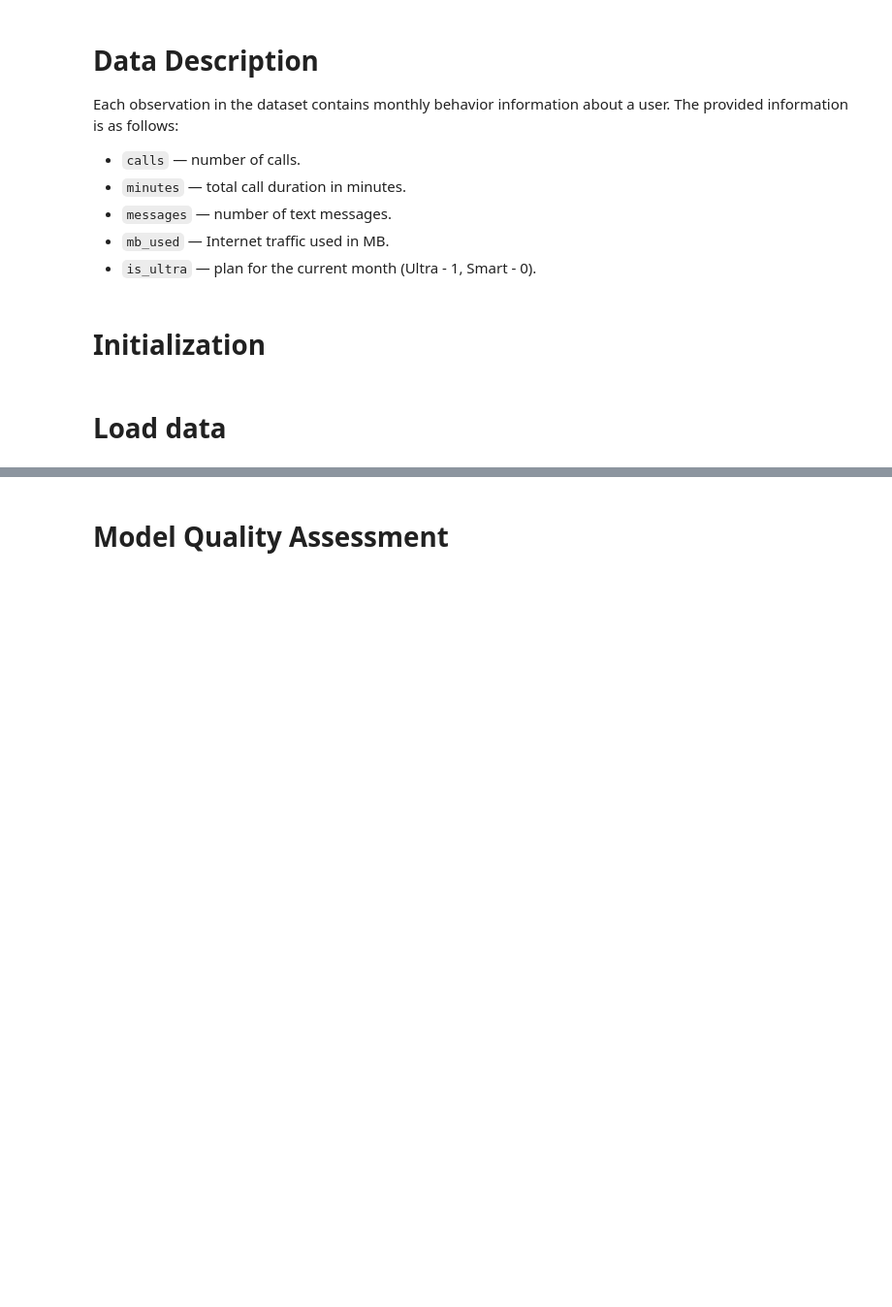
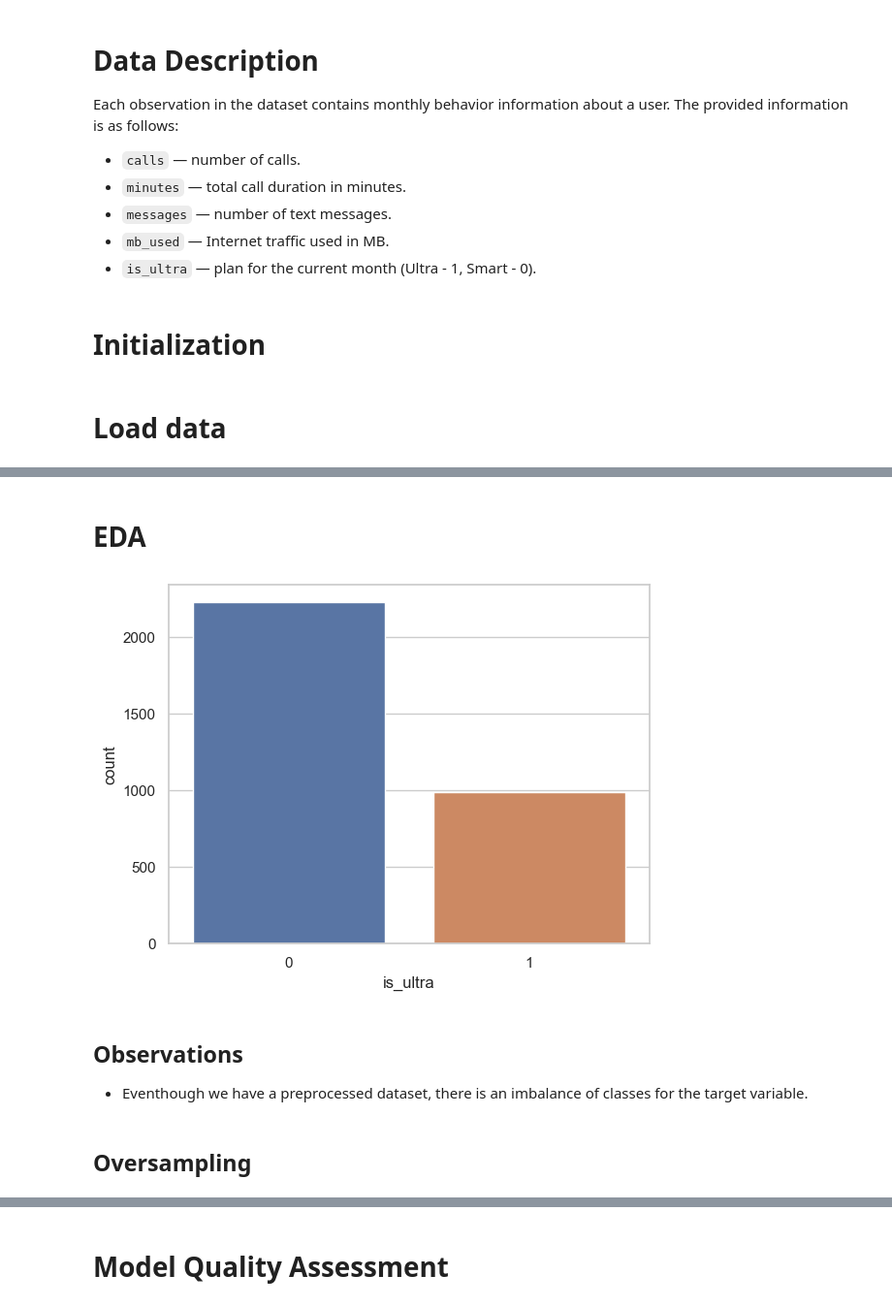
Before and after one commit to keneth4/ml_projects, a Jupyter notebook: ds/1. Plan recommender for telecommunications company.ipynb, the cells around one changed output, grey strips where cells are left out. Shown at 97% size. Saved outputs shown, nothing was run; the diff lists cells and outputs as text; code cells hidden in the pictures; blank space fills up the shorter version.

```diff
--- a/ds/1. Plan recommender for telecommunications company.ipynb
+++ b/ds/1. Plan recommender for telecommunications company.ipynb
@@ -49,0 +75,13 @@ memory usage: 125.7 KB
+# %% [markdown]
+# EDA
+# %%
+# Create a graph to visualize the distribution of the target variable
+sns.countplot(x='is_ultra', data=df)
+plt.show()
+# %% [output]
+[figure, added]
+# %% [markdown]
+## Observations
+- Eventhough we have a preprocessed dataset, there is an imbalance of classes for the target variable.
+# %% [markdown]
+## Oversampling
```
Also changed, not shown: parts of 31 cells of this notebook.
